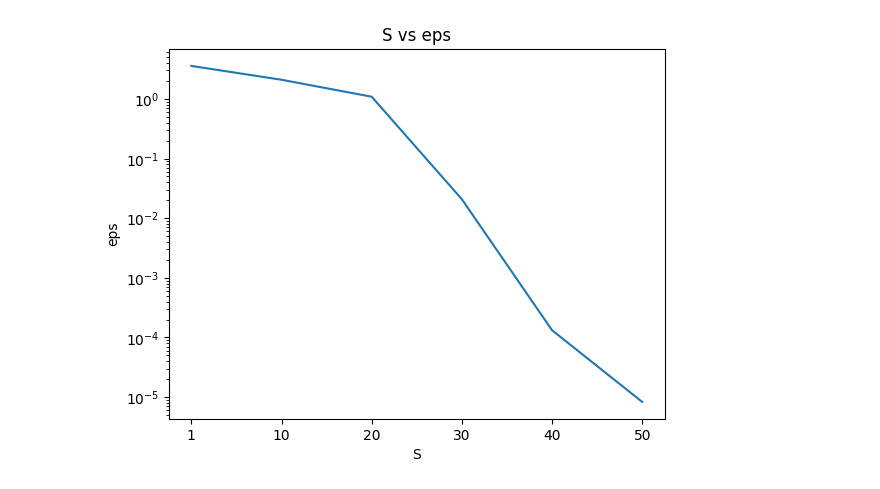
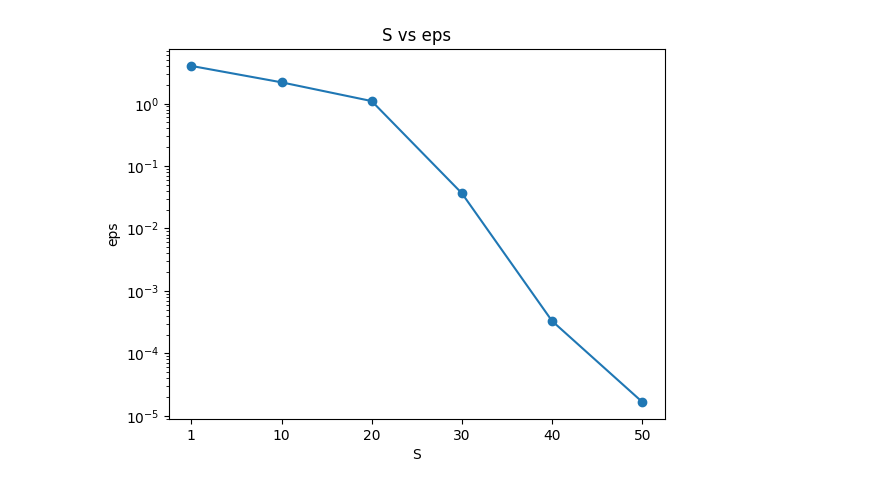
Before and after one commit to Niccolo-Rocchi/BN-Privacy, a Jupyter notebook: Plot_results.ipynb, the cells around one changed output. Saved outputs shown, nothing was run; the diff lists cells and outputs as text; code cells hidden in the pictures.

```diff
--- a/Plot_results.ipynb
+++ b/Plot_results.ipynb
@@ -27,7 +27,7 @@ def get_acc_cn(data: pd.DataFrame, col: str, vs_col: str) -> tuple:
 
     return acc_cn_cert, acc_cn_uncert
 # %%
-dirs = natsorted([dir for dir in os.listdir(".") if "results_" in dir])
+dirs = natsorted([f"./results/{dir}" for dir in os.listdir("./results/") if "results_" in dir])
 
 res = {
     "ess": [],
@@ -81,13 +81,13 @@ for key in res.keys():
     assert(len(res[key]) == length)
 # %%
 # ess vs eps
-plt.semilogy(res["ess"], res["eps"])
+plt.semilogy(res["ess"], res["eps"], "-o")
 plt.xlabel("S")
 plt.ylabel("eps")
 plt.title("S vs eps")
 
 plt.show()
 # %% [output]
-[figure, old version]
+[figure, new version]
 # %%
 # ess vs CN certainty
```
Also changed, not shown: parts of 2 cells of this notebook, 4 other files.
